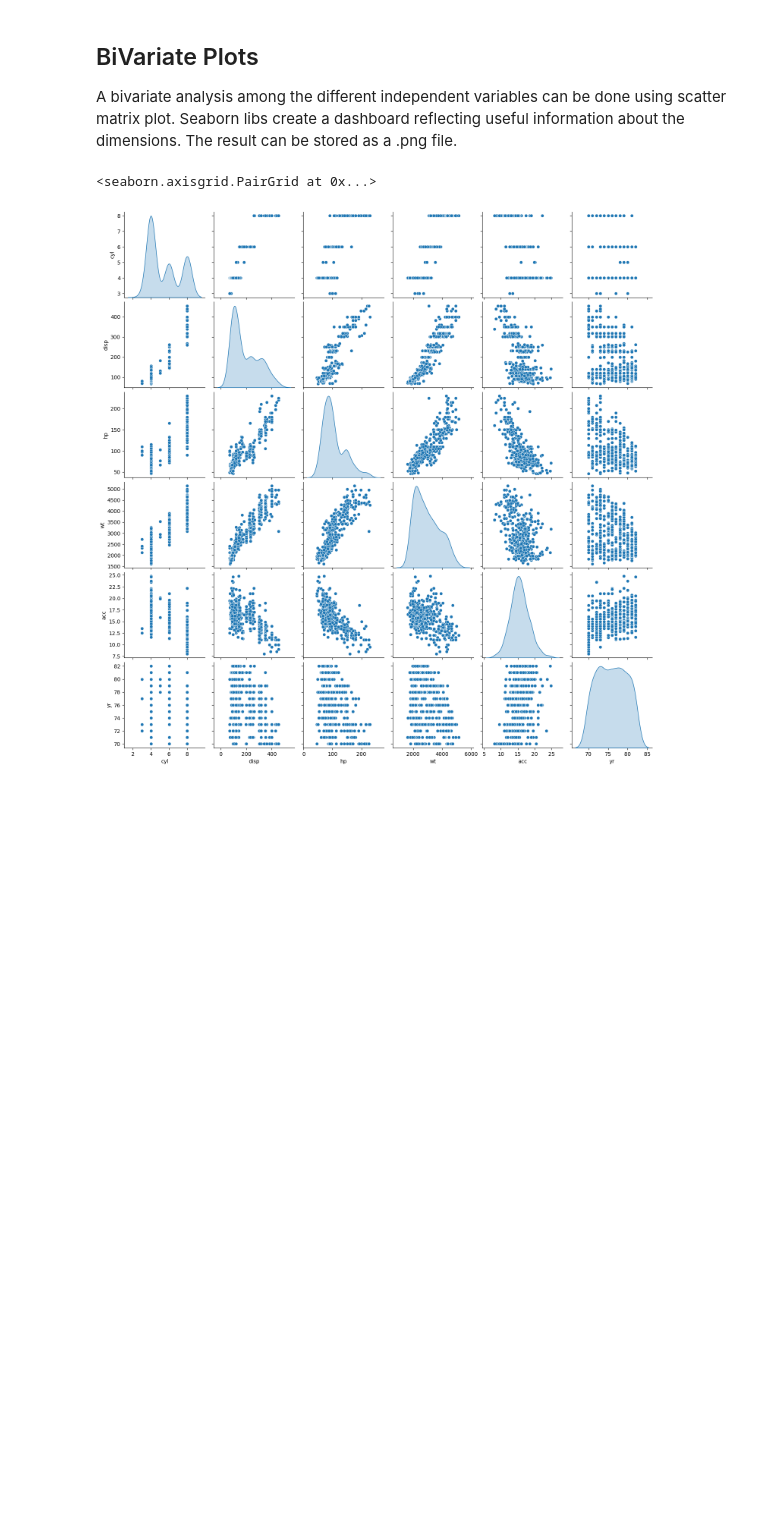
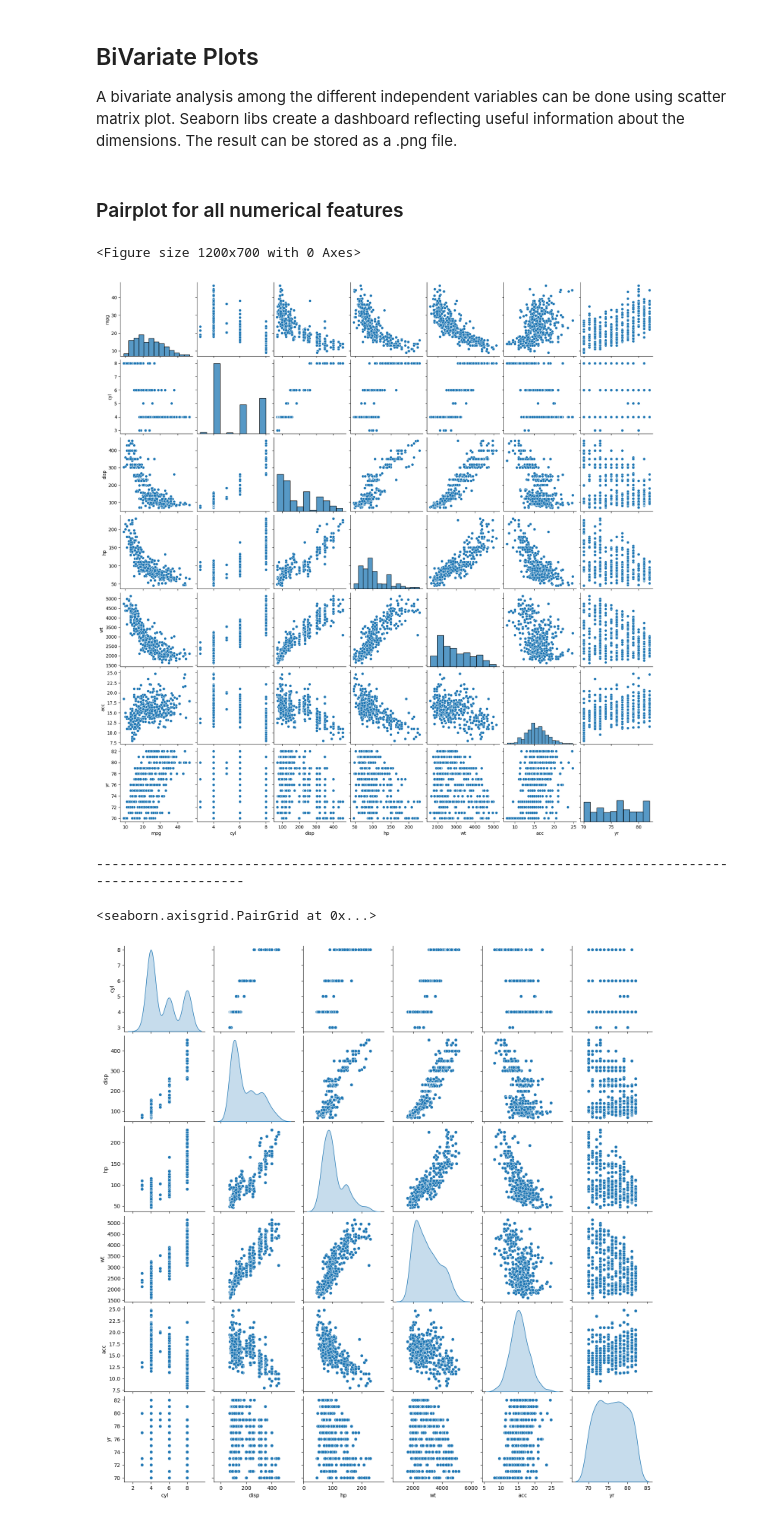
Before and after one commit to assignarc/AI-ML-Experiments, a Jupyter notebook: W8-ClusteringHierarchical/PrincipalComponentAnalysis/PCA.ipynb, the cells around one changed output. Cells and saved outputs as stored; diff of their text form; code cells hidden in the pictures; blank space fills up the shorter version.

```diff
--- a/W8-ClusteringHierarchical/PrincipalComponentAnalysis/PCA.ipynb
+++ b/W8-ClusteringHierarchical/PrincipalComponentAnalysis/PCA.ipynb
@@ -115,6 +127,16 @@ cData.describe().T
 ## BiVariate Plots
 
 A bivariate analysis among the different independent variables can be done using scatter matrix plot. Seaborn libs create a dashboard reflecting useful information about the dimensions. The result can be stored as a .png file.
+# %%
+from VKPyKit.EDA import *
+EDA = EDA()
+
+EDA.pairplot_all(cData,min_unique_values_for_pairplot=2,diagonal_plot_kind='hist')
+# %% [output]
+Pairplot for all numerical features
+<Figure size 1200x700 with 0 Axes>
+[figure, added]
+----------------------------------------------------------------------------------------------------
 # %%
 # independant variables
 X = cData.drop(['mpg'], axis=1)
```
Also changed, not shown: parts of 18 cells of this notebook, 4 other files.
